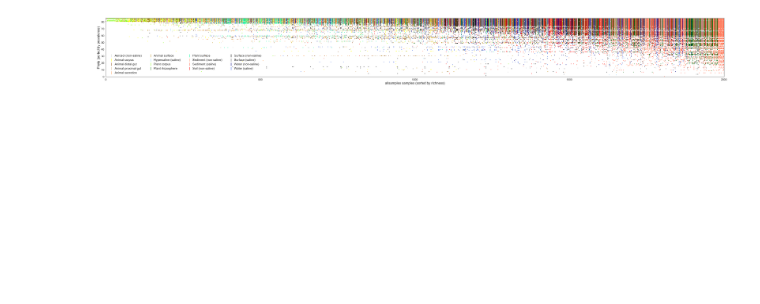
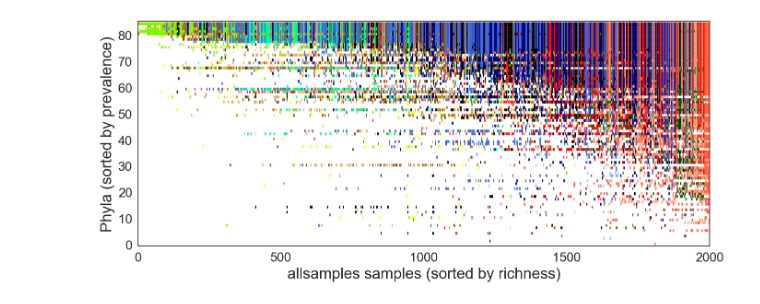
Before and after one commit to biocore/emp, a Jupyter notebook: code/08-cooccurrence-and-nestedness/nestedness_binary_heatmaps.ipynb, the cells around one changed output. Saved outputs shown, nothing was run; the diff lists cells and outputs as text; code cells hidden in the pictures; blank space fills up the shorter version.

Commit message:
updating notebook for nestedness heatmaps

```diff
--- a/code/08-cooccurrence-and-nestedness/nestedness_binary_heatmaps.ipynb
+++ b/code/08-cooccurrence-and-nestedness/nestedness_binary_heatmaps.ipynb
@@ -20,12 +20,34 @@ sns.set_style('white')
 # %%
 # input file paths (.csv removed)
 paths_phylum_empo2 = [
-    '~/emp/analyses-nestedness/nest_phylum_Animal',
-    '~/emp/analyses-nestedness/nest_phylum_Plant',
-    '~/emp/analyses-nestedness/nest_phylum_Saline',
-    '~/emp/analyses-nestedness/nest_phylum_Non-saline']
+    '../../data/nestedness/nest_phylum_Animal',
+    '../../data/nestedness/nest_phylum_Plant',
+    '../../data/nestedness/nest_phylum_Saline',
+    '../../data/nestedness/nest_phylum_Non-saline']
 
-paths_phylum_all = ['~/emp/analyses-nestedness/nest_phylum_allsamples']
+paths_phylum_all = ['../../data/nestedness/nest_phylum_allsamples']
+# %%
+def plot_nestedness_big(path, taxlevel, xmax, ymax, legendloc, legendcol):
+    df = pd.read_csv('%s.csv' % path)
+    # df = df[df['OBSERVATION_ID'] != 'unclassified'] # if we want to remove unclassified phylum
+    empolevel = path.split('/')[-1].split('_')[-1]
+    if xmax == 'auto':
+        xmax = df.SAMPLE_RANK.max()
+    if ymax == 'auto':
+        ymax = df.OBSERVATION_RANK.max()
+    fig = plt.figure(figsize=(500/30, 80/12.7), facecolor=None) # xmax/30 ymax/12.7
+    for empo3 in np.sort(df.empo_3.unique()):
+        plt.scatter(df[df.empo_3 == empo3].SAMPLE_RANK, df[df.empo_3 == empo3].OBSERVATION_RANK, marker='|',
+                    linewidths=2, label=empo3, color=get_empo_cat_color(empo3))
+    plt.xlabel('%s samples (sorted by richness)' % empolevel, fontsize=24)
+    plt.ylabel('%s (sorted by prevalence)' % taxlevel, fontsize=24)
+    plt.tick_params(axis='both', which='major', labelsize=20)
+    plt.axis([0, xmax+1, 0, ymax+0.8])
+    #plt.legend(loc=legendloc, ncol=legendcol, markerscale=4, handletextpad=0, fontsize=18) # bbox_to_anchor=(0.5, 1+0.08*80/ymax),
+    #plt.tight_layout()
+    fig.patch.set_alpha(0.0)
+    plt.savefig('%s.pdf' % path)
+    return df, empolevel
 # %%
 def plot_nestedness(path, taxlevel, xmax, ymax, legendloc, legendcol):
     df = pd.read_csv('%s.csv' % path)
@@ -55,10 +77,10 @@ def top_taxa(df):
 # %%
 panels_dict = {}
 for path in paths_phylum_all:
-    df, empolevel = plot_nestedness(path, 'Phyla', 'auto', 'auto', 3, 4)
+    df, empolevel = plot_nestedness_big(path, 'Phyla', 'auto', 'auto', 3, 4)
     panels_dict[empolevel] = df
 # %% [output]
-[figure, old version]
+[figure, new version]
 # %%
 for path in paths_phylum_empo2:
     df, empolevel = plot_nestedness(path, 'Phyla', 'auto', 'auto', 3, 1)
```
Also changed, not shown: parts of 4 cells of this notebook.
